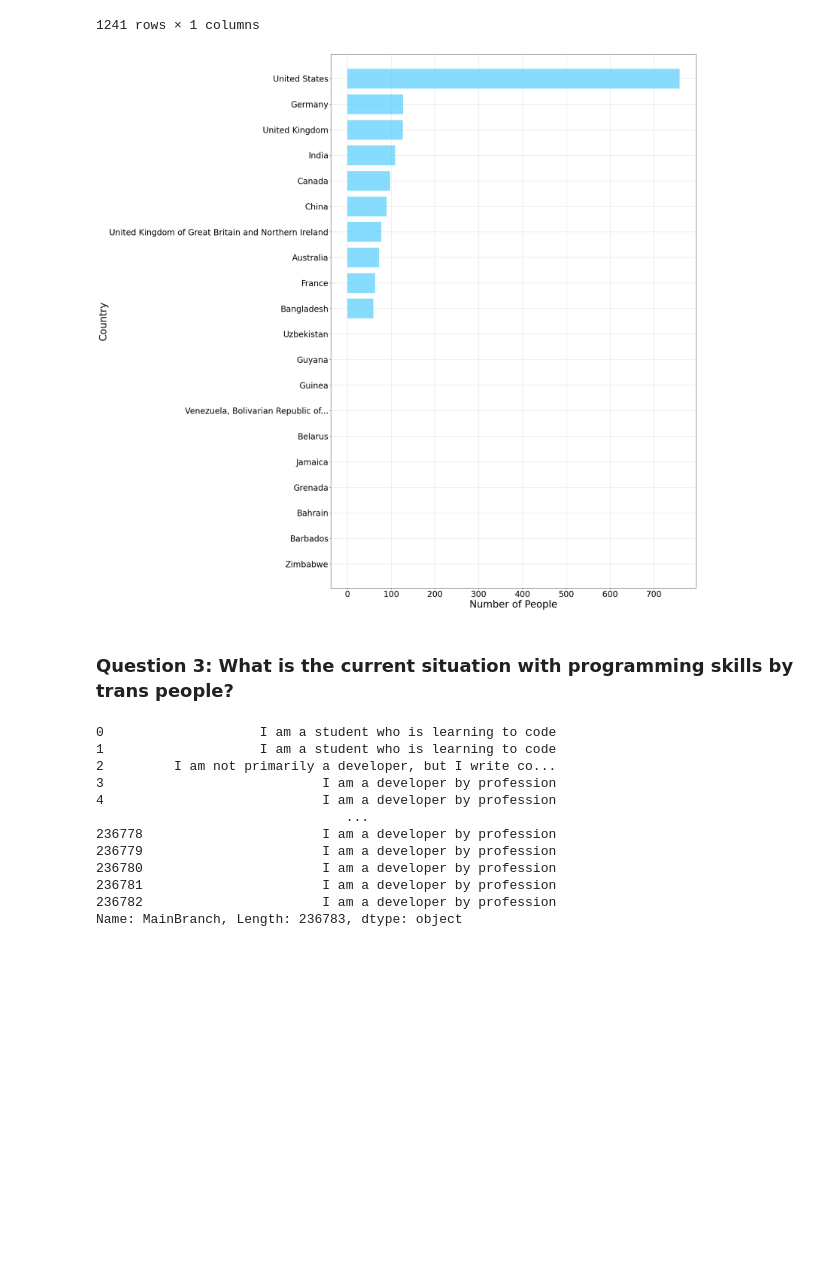
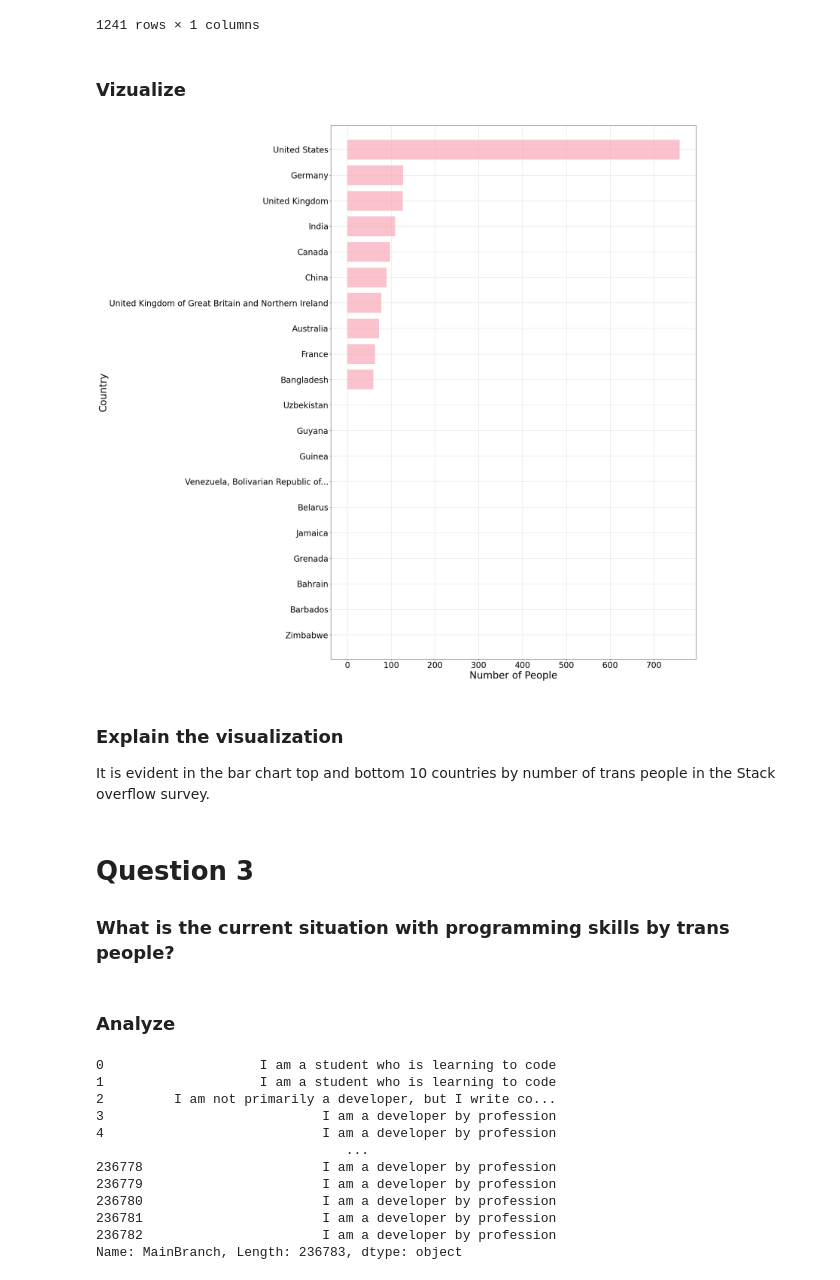
Before and after one commit to paulowiz/trans_people_analysys_stack_overflow, a Jupyter notebook: main.ipynb, the cells around one changed output. Saved outputs shown, nothing was run; the diff lists cells and outputs as text; code cells hidden in the pictures; blank space fills up the shorter version.

```diff
--- a/main.ipynb
+++ b/main.ipynb
@@ -253,29 +286,38 @@ df_trans.to_csv('data_percent_per_year_country.csv',index=False)
 top_highest = df_transpercountry.head(10)
 df_transpercountry = df_transpercountry.sort_values('Yes', ascending=True)
 top_lowest = df_transpercountry.head(10)
+# %% [markdown]
+### Vizualize
 # %%
 # Prepare Data
 df2 = top_lowest.append(top_highest, sort=False);
 x = df2.loc[:, ['Yes']]
-df2['colors'] = ['#F7A8B8' if x < 0 else '#55CDFC' for x in df2['Yes']]
+df2['colors'] = ['#55CDFC' if x < 0 else '#F7A8B8' for x in df2['Yes']]
 df2.sort_values('Yes', inplace=True)
 df2.reset_index(inplace=True)
 
 # Draw plot
 plt.figure(figsize=(20,30), dpi= 80)
 plt.hlines(y=df2.index, xmin=0, xmax=df2.Yes, color=df2.colors, alpha=0.7, linewidth=60)
 
 # Decorations
 plt.xlabel('Number of People',fontsize=30)
 plt.ylabel('Country',fontsize=30)
 plt.yticks(df2.index, df2.Country, fontsize=25)
 plt.xticks(fontsize=25)
 plt.grid(linestyle='-', alpha=0.5)
 plt.show()
 # %% [output]
-[figure, old version]
+[figure, new version]
+# %% [markdown]
+### Explain the visualization
+
+It is evident in the bar chart top and bottom 10 countries by number of trans people in the Stack overflow survey.
 # %% [markdown]
-### Question 3: What is the current situation with programming skills by trans people?
+# Question 3
+### What is the current situation with programming skills by trans people?
+# %% [markdown]
+### Analyze
 # %%
 df['MainBranch']
 # %% [output]
```
Also changed, not shown: parts of 38 cells of this notebook.
